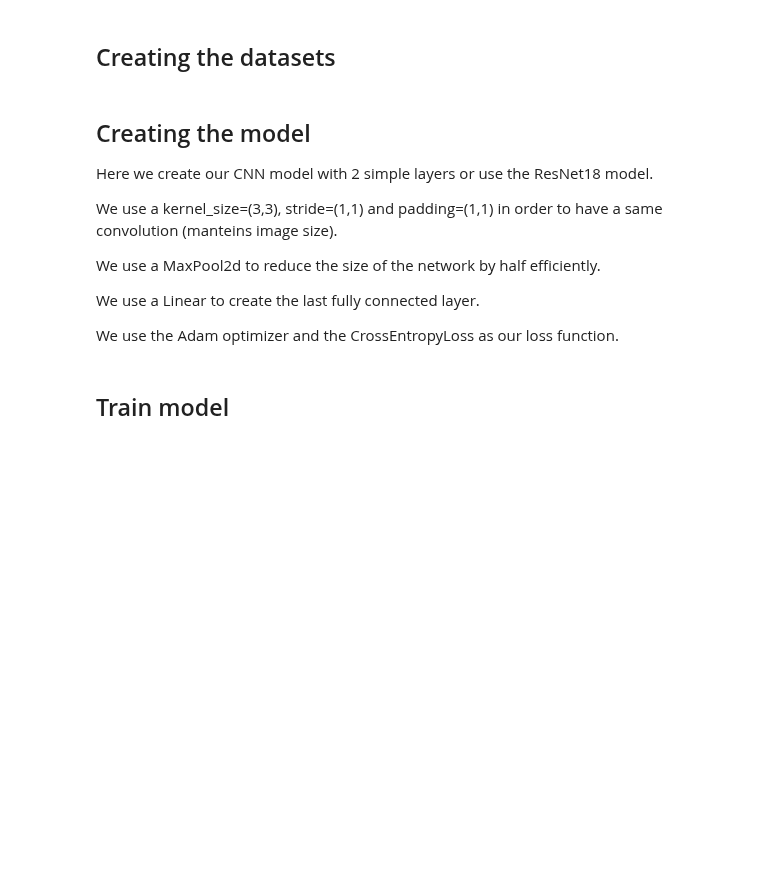
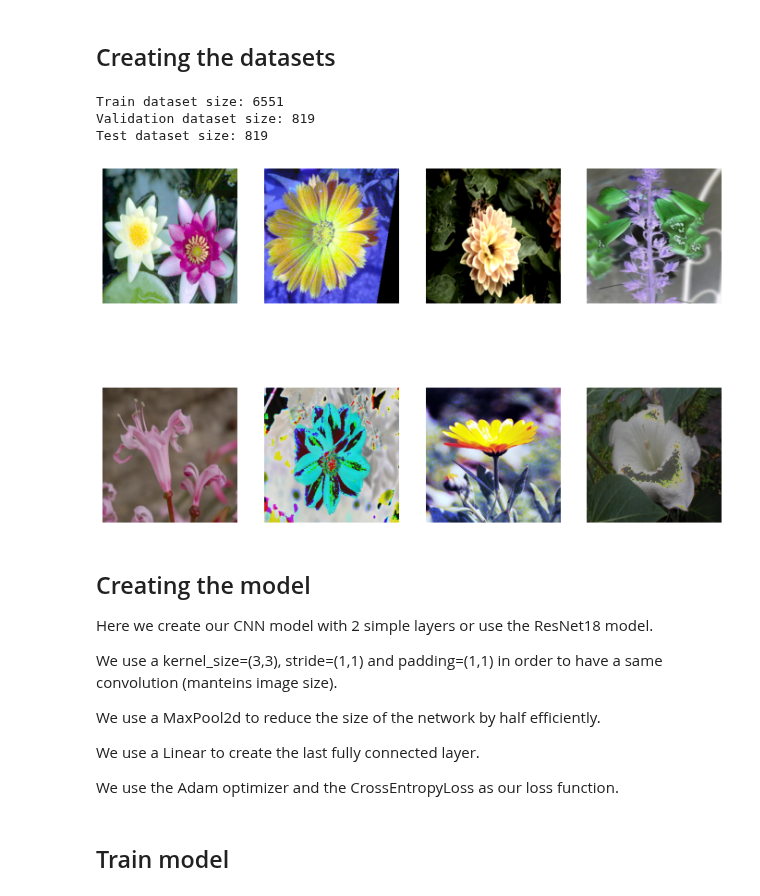
Before and after one commit to Baccega/flower-classifier, a Jupyter notebook: flower-classifier.ipynb, the cells around one changed output. Cells and saved outputs as stored; diff of their text form; code cells hidden in the pictures; blank space fills up the shorter version.

Commit message:
:bug: Fix image transformation
Co-authored-by: Giulio Zausa <mail.zausa.giulio@gmail.com>

```diff
--- a/flower-classifier.ipynb
+++ b/flower-classifier.ipynb
@@ -28,20 +28,20 @@ import torch.nn.functional as F
 import torch.utils.data as data
 from torch.utils.data import Dataset
 from torch.utils.tensorboard import SummaryWriter
-from torchvision import transforms, models
+from torchvision import transforms, models, datasets
 from torchvision.models import ResNet18_Weights
 
 # --- CONSTANTS AND HYPERPARAMETERS ---
 
-CHOOSEN_MODEL = 3
+CHOOSEN_MODEL = 1
 SEED = 151836
 DATASET_SPLIT = 0.8             # Get 80% of dataset for training, the rest for testing/validation
 TESTING_VALIDATION_SPLIT = 0.5  # Get 50% of testing dataset for validation, the rest for testing
 
 BATCH_SIZE = 64
-N_EPOCHS = 10
-HIDDEN_LAYERS_OUTPUT_CHANNELS = [8, 16]
-CROPPED_IMAGES_SIZE = 200
+N_EPOCHS = 20
+HIDDEN_LAYERS_OUTPUT_CHANNELS = [8, 16, 24, 32]
+CROPPED_IMAGES_SIZE = 256
 LEARNING_RATE = 0.001
 
 # Assets location
@@ -134,55 +141,82 @@ class FlowerDateset(Dataset):
         return len(self.metadata)
 
 
-transform = transforms.Compose(
+transform_train = transforms.Compose(
     [
-        transforms.ToPILImage(),
+        # transforms.ToPILImage(),
         # transforms.RandomRotation(45),
         # transforms.RandomHorizontalFlip(),
         transforms.Resize((CROPPED_IMAGES_SIZE, CROPPED_IMAGES_SIZE)),
         # transforms.RandomCrop(CROPPED_IMAGES_SIZE),
-        # transforms.Normalize([0.485, 0.456, 0.406], [0.229, 0.224, 0.225]),
         transforms.AutoAugment(),
-        transforms.ToTensor()
+        transforms.ToTensor(),
+        transforms.Normalize([0.485, 0.456, 0.406], [0.229, 0.224, 0.225]),
+    ]
+)
+transform_valid = transforms.Compose(
+    [
+        # transforms.ToPILImage(),
+        # transforms.RandomRotation(45),
+        # transforms.RandomHorizontalFlip(),
+        transforms.Resize((CROPPED_IMAGES_SIZE, CROPPED_IMAGES_SIZE)),
+        # transforms.RandomCrop(CROPPED_IMAGES_SIZE),
+        transforms.ToTensor(),
+        transforms.Normalize([0.485, 0.456, 0.406], [0.229, 0.224, 0.225]),
     ]
 )
 
 
-dataset = FlowerDateset(metadata, transform=transform)
+dataset_train = datasets.ImageFolder('data/images', transform=transform_train)
+dataset_valid = datasets.ImageFolder('data/images', transform=transform_valid)
+# dataset = FlowerDateset(metadata, transform=transform)
 
-train_set_size = int(len(dataset) * DATASET_SPLIT)
-validation_set_size = int((len(dataset) - train_set_size)  * TESTING_VALIDATION_SPLIT)
-test_set_size = len(dataset) - validation_set_size - train_set_size
+train_set_size = int(len(dataset_train) * DATASET_SPLIT)
+validation_set_size = int((len(dataset_train) - train_set_size)  * TESTING_VALIDATION_SPLIT)
+test_set_size = len(dataset_train) - validation_set_size - train_set_size
 
 train_dataset, validation_test_dataset = data.random_split(
-    dataset, [train_set_size, validation_set_size + test_set_size]
+    dataset_train, [train_set_size, validation_set_size + test_set_size]
 )
 validation_dataset, test_dataset = data.random_split(
     validation_test_dataset, [validation_set_size, test_set_size]
 )
+
+
+train_dataset = torch.utils.data.Subset(train_dataset, indices=torch.arange(train_set_size))
+validation_dataset = torch.utils.data.Subset(validation_dataset, indices=torch.arange(validation_set_size))
+test_dataset = torch.utils.data.Subset(test_dataset, indices=torch.arange(test_set_size))
+
+train_dataset.dataset.transform = transform_train
+validation_dataset.dataset.transform = transform_valid
+test_dataset.dataset.transform = transform_valid
 
 train_dataloader = data.DataLoader(train_dataset, batch_size=BATCH_SIZE, shuffle=True)
 validation_dataloader = data.DataLoader(validation_dataset, batch_size=BATCH_SIZE, shuffle=True)
 test_dataloader = data.DataLoader(
     test_dataset, batch_size=BATCH_SIZE, shuffle=True
 )
 
 print("Train dataset size: {}".format(len(train_dataset)))
 print("Validation dataset size: {}".format(len(validation_dataset)))
 print("Test dataset size: {}".format(len(test_dataset)))
 
 n_rows = 2
 n_cols = 4
 
 for x, y in train_dataloader:
     x = x.to(device)
     fig, ax = plt.subplots(nrows=n_rows, ncols=n_cols, figsize=(12, 8))
     for i in range(n_rows):
         for j in range(n_cols):
             ax[i, j].imshow(x[(i * n_cols) + j].cpu().permute(1,2,0))
             ax[i, j].axis("off")
             #ax[i, j].set_title(labelReference[label])
     break
+# %% [output]
+Train dataset size: 6551
+Validation dataset size: 819
+Test dataset size: 819
+[figure, added]
 # %% [markdown]
 ## Creating the model
 
```
Also changed, not shown: parts of 5 cells of this notebook.
